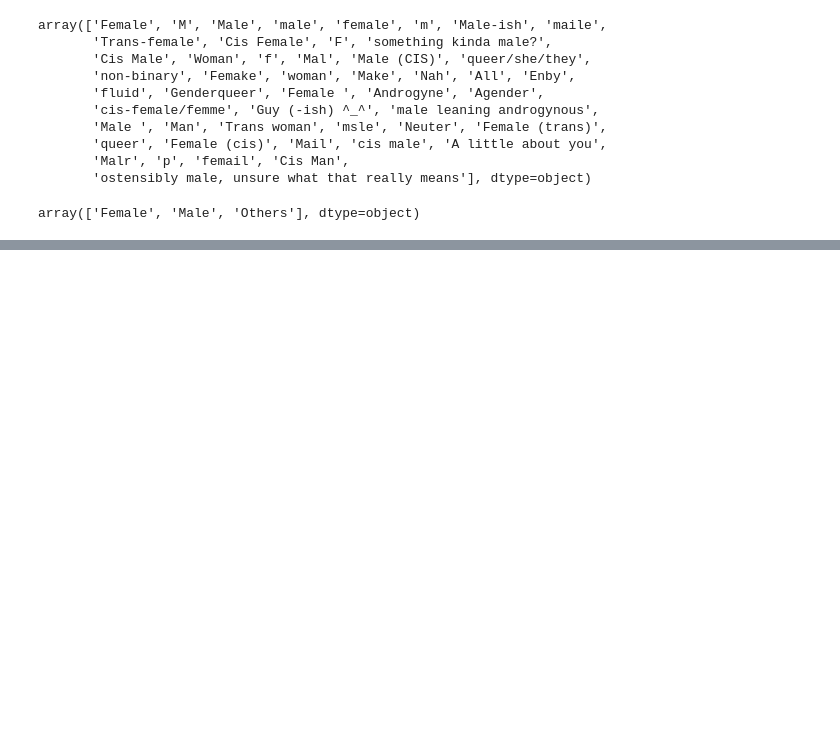
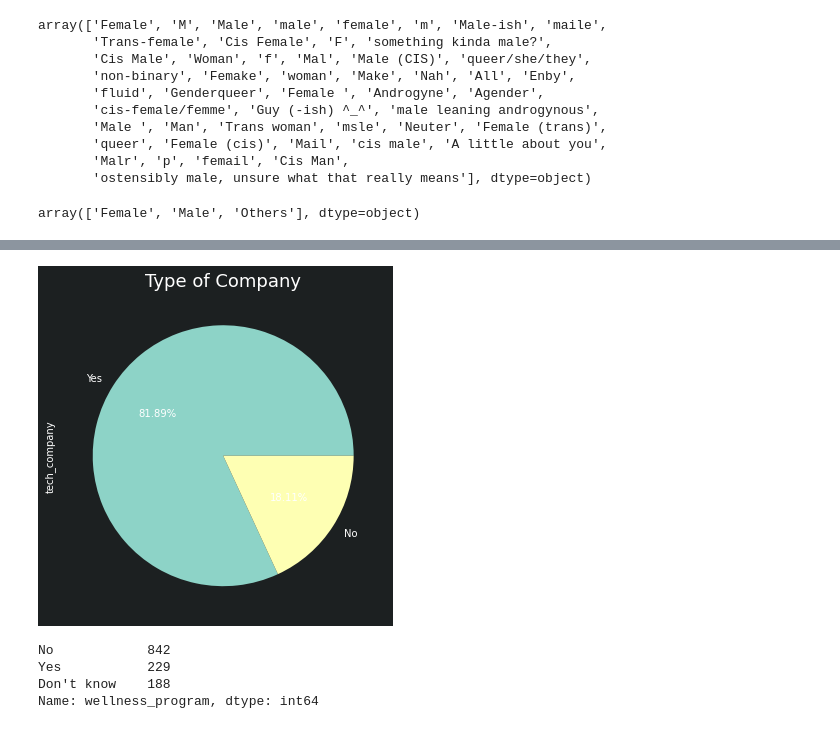
Before and after one commit to MohammedRizwan-1/Project-A-, a Jupyter notebook: Mental_health_in_tech_code-Rizwan's Working Copy.ipynb, the cells around one changed output, grey strips where cells are left out. Saved outputs shown, nothing was run; the diff lists cells and outputs as text; code cells hidden in the pictures; blank space fills up the shorter version.

```diff
--- a/Mental_health_in_tech_code-Rizwan's Working Copy.ipynb
+++ b/Mental_health_in_tech_code-Rizwan's Working Copy.ipynb
@@ -76,0 +116,16 @@ array(['Female', 'Male', 'Others'], dtype=object)
+# %%
+# Visualising Non-Tech to Tech Companies
+plt.figure(figsize=(10,6))
+data_2014_clean.tech_company.value_counts().plot(kind='pie',autopct='%0.2f%%')
+plt.title('Type of Company',fontsize=18)
+plt.show()
+# %% [output]
+[figure, added]
+# %%
+# Wellness Programs being offered
+data_2014_clean.wellness_program.value_counts()
+# %% [output]
+No            842
+Yes           229
+Don't know    188
+Name: wellness_program, dtype: int64
```
Also changed, not shown: parts of 12 cells of this notebook.
